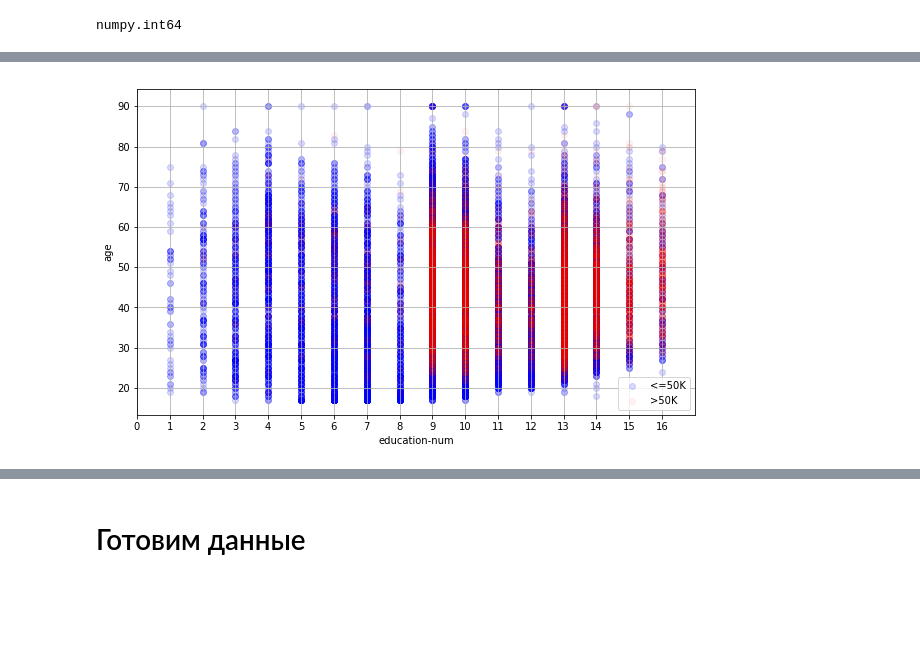
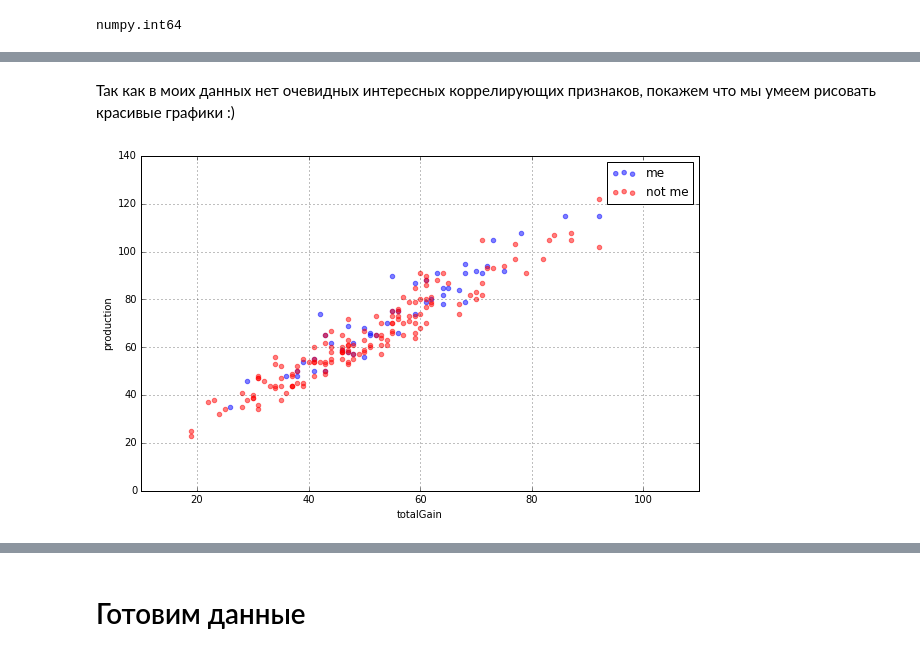
Before and after one commit to Venopacman/ml_lessons, a Jupyter notebook: notebooks/First_lesson.ipynb, the cells around one changed output, grey strips where cells are left out. Drawn from its saved outputs; the diff is of its cells as text; code cells hidden in the pictures; blank space fills up the shorter version.

```diff
--- a/notebooks/First_lesson.ipynb
+++ b/notebooks/First_lesson.ipynb
@@ -13,0 +6,12 @@ data = pd.read_csv('../data/catan/catanstats.csv', sep = ',', engine = 'python')
+# %%
+data = pd.read_csv('../data/catan/catanstats.csv', sep = ',', engine = 'python',\
+                   names=['gameNum', 'player', 'points', 'me', '2', '3', '4', '5', '6', '7', '8',\
+                          '9', '10', '11', '12', 'settlement1_resourse_1_dice', 'settlement1_resourse_1_name',\
+                          'settlement1_resourse_2_dice', 'settlement1_resourse_2_name',\
+                          'settlement1_resourse_3_dice', 'settlement1_resourse_3_name',\
+                          'settlement2_resourse_1_dice', 'settlement2_resourse_1_name',\
+                          'settlement2_resourse_2_dice', 'settlement2_resourse_2_name',\
+                          'settlement2_resourse_3_dice', 'settlement2_resourse_3_name',\
+                          'production', 'tradeGain', 'robberCardsGain',
+                          'totalGain', 'tradeLoss', 'robberCardsLoss', 'tribute', 'totalLoss',\
+                          'totalAvailable'], header = 0)
@@ -231,23 +262,23 @@ Name: class, dtype: bool
+# %% [markdown]
+Так как в моих данных нет очевидных интересных коррелирующих признаков, покажем что мы умеем рисовать красивые графики :)
 # %%
 plt.figure(figsize = (10, 6))
 
-plt.scatter(data[data['class'] == '<=50K']['education-num'],
-            data[data['class'] == '<=50K']['age'],
-            alpha = 0.15,
-            label = '<=50K',
+plt.scatter(data[data['me'] == 1]['production'],
+            data[data['me'] == 1]['totalGain'],
+            alpha = 0.5,
+            label = 'me',
             color = 'b')
 
-plt.scatter(data[data['class'] == '>50K']['education-num'],
-            data[data['class'] == '>50K']['age'],
-            alpha = 0.05,
-            label = '>50K',
+plt.scatter(data[data['me'] != 1]['production'],
+            data[data['me'] != 1]['totalGain'],
+            alpha = 0.5,
+            label = 'not me',
             color = 'r')
 
-plt.xlabel('education-num')
-plt.xticks(range(18))
-plt.xlim(0, 17)
-plt.ylabel('age')
+plt.xlabel('totalGain')
+plt.ylabel('production')
 plt.legend()
 plt.grid()
 # %% [output]
-[figure, old version]
+[figure, new version]
```
Also changed, not shown: parts of 89 cells of this notebook.
